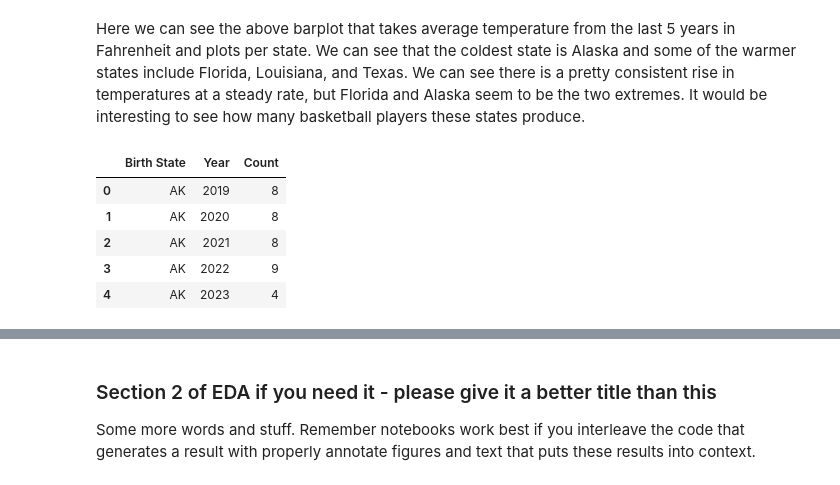
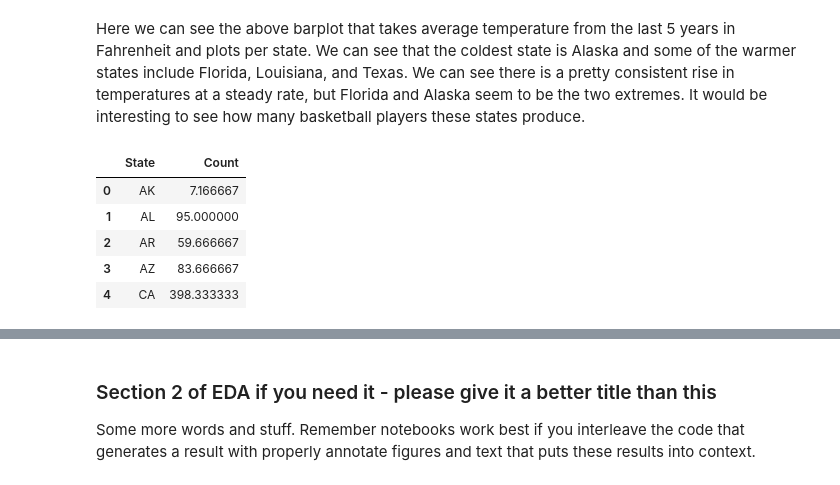
Before and after one commit to jayden789/State-weather-player-performance, a Jupyter notebook: EDACheckpoint_group69.ipynb, the cells around one changed output, grey strips where cells are left out. Saved outputs shown, nothing was run; the diff lists cells and outputs as text; code cells hidden in the pictures.

```diff
--- a/EDACheckpoint_group69.ipynb
+++ b/EDACheckpoint_group69.ipynb
@@ -709,17 +709,15 @@ plt.show()
 [figure]
 # %% [markdown]
 Here we can see the above barplot that takes average temperature from the last 5 years in Fahrenheit and plots per state. We can see that the coldest state is Alaska and some of the warmer states include Florida, Louisiana, and Texas. We can see there is a pretty consistent rise in temperatures at a steady rate, but Florida and Alaska seem to be the two extremes. It would be interesting to see how many basketball players these states produce.
-# %%
-player_df.head()
-#player_df.groupby('Birth State')
-# player_bar_df = player_df.groupby('Birth State')['Count'].sum().reset_index()
-player_df.columns = [Birt]
-player_df.groupby('Birth State')['Count'].mean().reset_index()
-# player_bar_df
-# %% [output]
-|  | Birth State | Year | Count |
-| 0 | AK | 2019 | 8 |
-| 1 | AK | 2020 | 8 |
-| 2 | AK | 2021 | 8 |
-| 3 | AK | 2022 | 9 |
-| 4 | AK | 2023 | 4 |
+# %%
+# Now we want to take a look at the average player counts by state over a 5 year period
+player_df.columns = ['State', 'Year', 'Count']
+player_bar_df = player_df.groupby('State')['Count'].mean().reset_index()
+player_bar_df.head()
+# %% [output]
+|  | State | Count |
+| 0 | AK | 7.166667 |
+| 1 | AL | 95.000000 |
+| 2 | AR | 59.666667 |
+| 3 | AZ | 83.666667 |
+| 4 | CA | 398.333333 |
```
Also changed, not shown: parts of 3 cells of this notebook.
